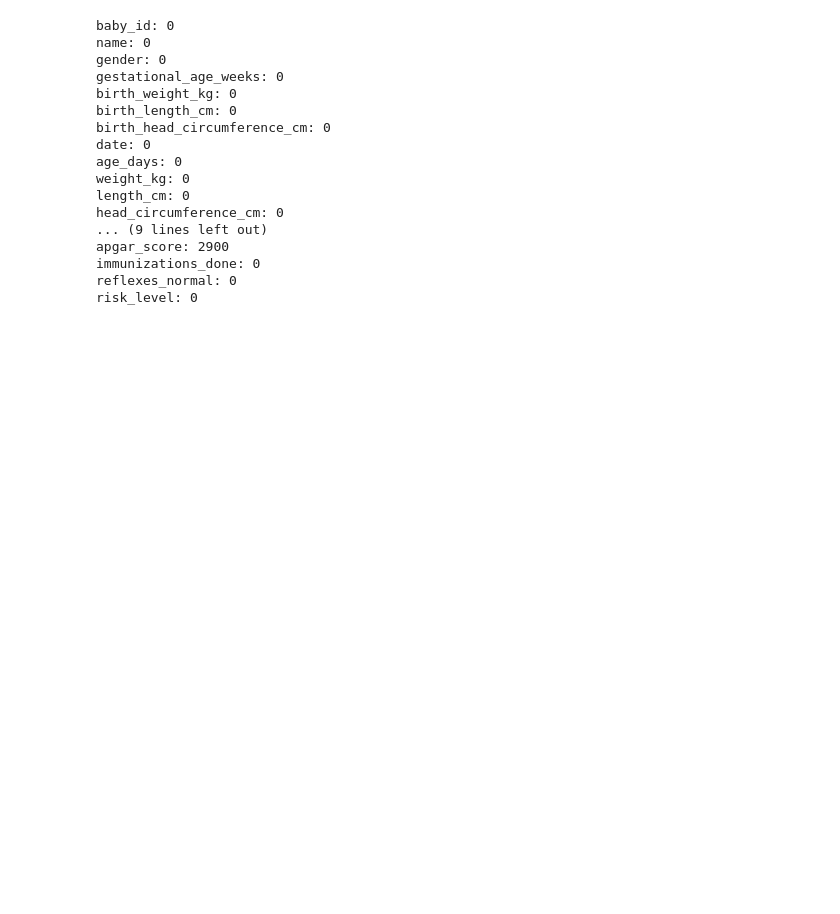
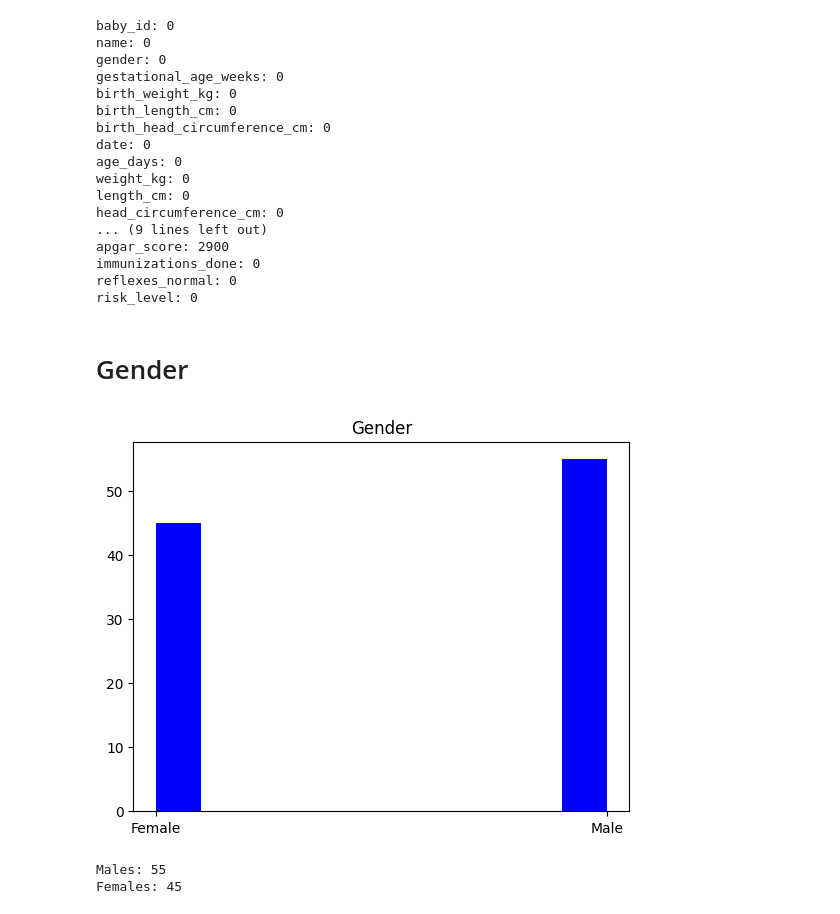
Before and after one commit to rsanche4/MA541-Project, a Jupyter notebook: GenderAndGestationalAge.ipynb, the cells around one changed output. Drawn from its saved outputs; the diff is of its cells as text; code cells hidden in the pictures; blank space fills up the shorter version.

```diff
--- a/GenderAndGestationalAge.ipynb
+++ b/GenderAndGestationalAge.ipynb
@@ -42,3 +42,23 @@ apgar_score: 2900
 immunizations_done: 0
 reflexes_normal: 0
 risk_level: 0
+# %%
+#Only first day
+
+firstDayDF = full_df[full_df["age_days"] == 1]
+# %% [markdown]
+# Gender
+# %%
+#Plotting
+plt.title("Gender Distribution")
+plt.hist(firstDayDF["gender"], color="blue")
+plt.show()
+
+males = (firstDayDF["gender"] == "Male").sum()
+females = (firstDayDF["gender"] == "Female").sum()
+print(f"Males: {males}")
+print(f"Females: {females}")
+# %% [output]
+[figure, added]
+Males: 55
+Females: 45
```
Also changed, not shown: parts of 19 cells of this notebook.
